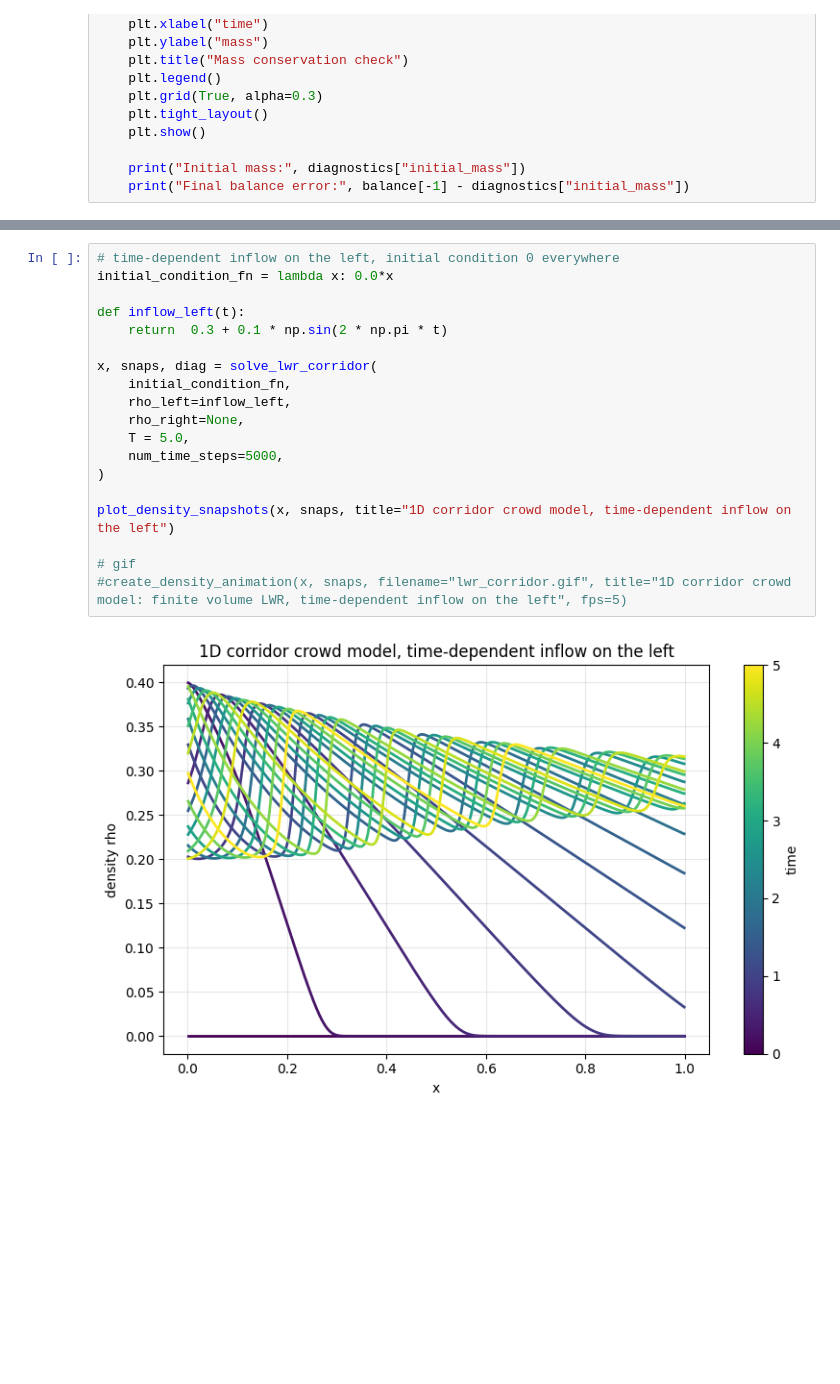
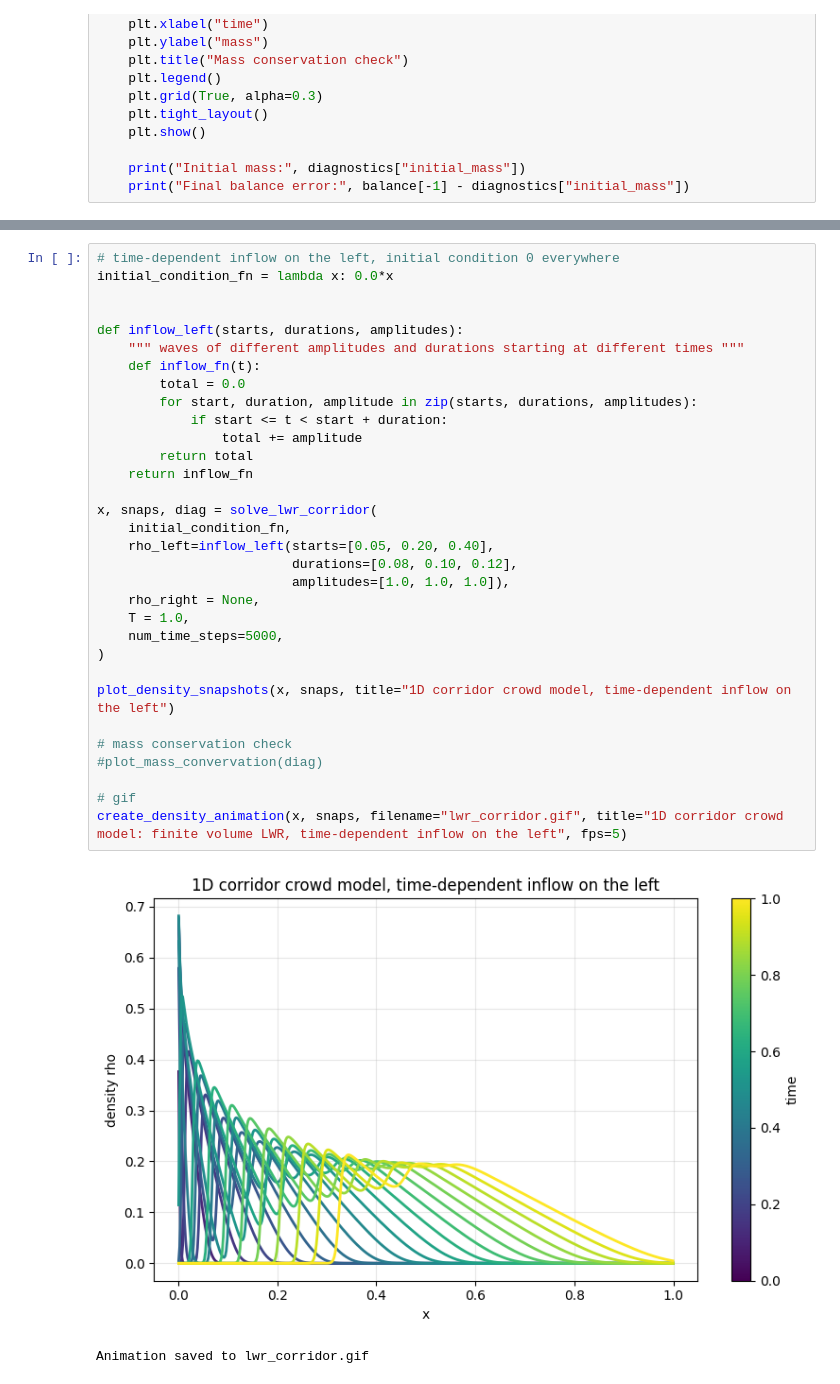
Before and after one commit to margheritabonan/Crowd-Modelling, a Jupyter notebook: crowd_modelling.ipynb, the cells around one changed output, grey strips where cells are left out. Saved outputs shown, nothing was run; the diff lists cells and outputs as text; blank space fills up the shorter version.

```diff
--- a/crowd_modelling.ipynb
+++ b/crowd_modelling.ipynb
@@ -244,21 +250,35 @@ plot_density_snapshots(x, snaps, title="1D corridor crowd model, constant inflow
 # %%
 # time-dependent inflow on the left, initial condition 0 everywhere
 initial_condition_fn = lambda x: 0.0*x
 
-def inflow_left(t):
-    return  0.3 + 0.1 * np.sin(2 * np.pi * t)
+
+def inflow_left(starts, durations, amplitudes):
+    """ waves of different amplitudes and durations starting at different times """
+    def inflow_fn(t):
+        total = 0.0
+        for start, duration, amplitude in zip(starts, durations, amplitudes):
+            if start <= t < start + duration:
+                total += amplitude
+        return total
+    return inflow_fn
 
 x, snaps, diag = solve_lwr_corridor(
     initial_condition_fn,
-    rho_left=inflow_left,
-    rho_right=None,
-    T = 5.0,
+    rho_left=inflow_left(starts=[0.05, 0.20, 0.40],
+                         durations=[0.08, 0.10, 0.12],
+                         amplitudes=[1.0, 1.0, 1.0]),
+    rho_right = None,
+    T = 1.0,
     num_time_steps=5000,
 )
 
 plot_density_snapshots(x, snaps, title="1D corridor crowd model, time-dependent inflow on the left")
 
+# mass conservation check
+#plot_mass_convervation(diag)
+
 # gif
-#create_density_animation(x, snaps, filename="lwr_corridor.gif", title="1D corridor crowd model: finite volume LWR, time-dependent inflow on the left", fps=5)
+create_density_animation(x, snaps, filename="lwr_corridor.gif", title="1D corridor crowd model: finite volume LWR, time-dependent inflow on the left", fps=5)
 # %% [output]
-[figure, old version]
+[figure, new version]
+Animation saved to lwr_corridor.gif
```
Also changed, not shown: parts of 8 cells of this notebook, 2 other files.
